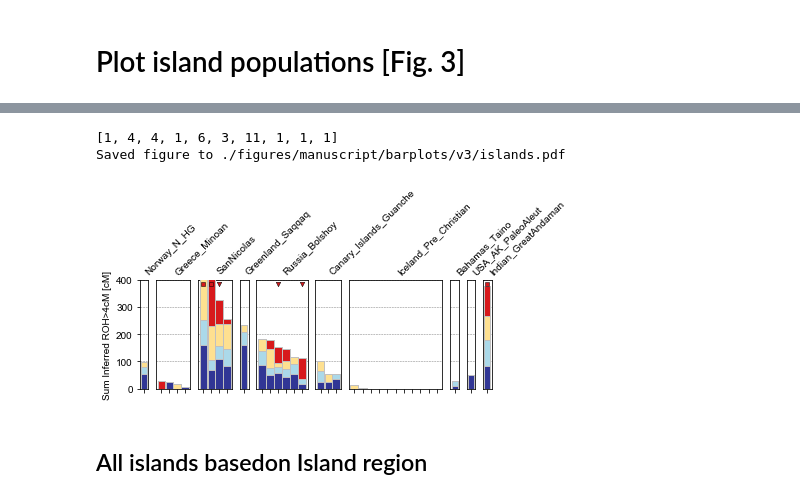
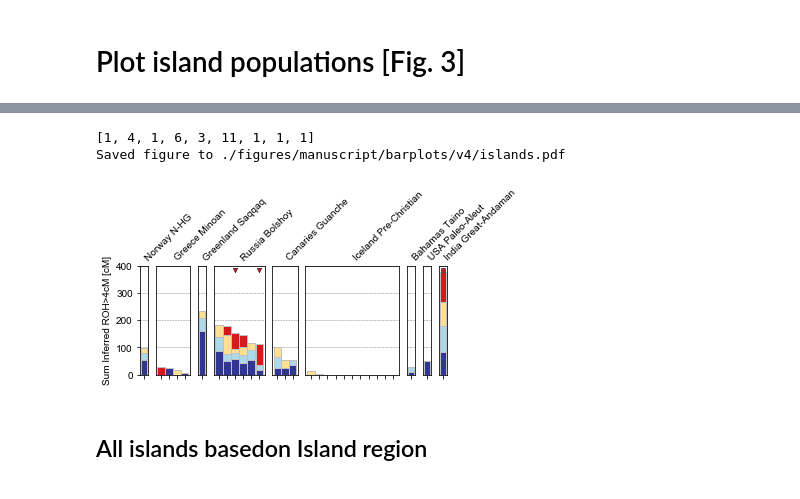
Before and after one commit to hringbauer/hapROH, a Jupyter notebook: Notebooks/Figures/plot_bar_ROH.ipynb, the cells around one changed output, grey strips where cells are left out. Cells and saved outputs as stored; diff of their text form; code cells hidden in the pictures.

```diff
--- a/Notebooks/Figures/plot_bar_ROH.ipynb
+++ b/Notebooks/Figures/plot_bar_ROH.ipynb
@@ -563,24 +563,28 @@ USA_AK_PaleoAleut.SG             1
 Name: clst, dtype: int64
 # %%
 df1 = pd.read_csv("./Empirical/roh_all_inds_final_v42.csv", sep='\t')
-clsts = ["Norway_N_HG", "Greece_Minoan", "SanNicolas", "Greenland_Saqqaq", "Russia_Bolshoy",
+clsts = ["Norway_N_HG", "Greece_Minoan", "Greenland_Saqqaq", "Russia_Bolshoy",
          "Canary_Islands_Guanche", "Iceland_Pre_Christian",
          "Bahamas_Taino", "USA_AK_PaleoAleut", "Indian_GreatAndaman"] # Paleo_ALeut
+
+labels = ["Norway N-HG", "Greece Minoan", "Greenland Saqqaq", "Russia Bolshoy",
+         "Canaries Guanche", "Iceland Pre-Christian",
+         "Bahamas Taino", "USA Paleo-Aleut", "India Great-Andaman"]
 
 df_plots, lgths = prep_dfs_plot_exact(df1, pops=clsts, mod_only=False, exact=False)
 x_labels = prep_xlabels(df_plots)
 print(lgths)
 
 plot_panel_row(df_plots, figsize=(np.sum(lgths)/5, 2), ylim=[0,400], fs_x=6, wspace=0.3,
-               titles=clsts, ha_title="left", r_title=45,
+               titles=labels, ha_title="left", r_title=45,
                title_col="pop", hlines=[100,200,300,400],
                x_labels=False, leg_pos=0, degrees=[], Ns=[],
                cutoffs=[50,100], ss=[20, 20], lw=0.5, sym_ofst=-15,
-               savepath="./figures/manuscript/barplots/v3/islands.pdf")
+               savepath="./figures/manuscript/barplots/v4/islands.pdf")
 # %% [output]
-[1, 4, 4, 1, 6, 3, 11, 1, 1, 1]
-Saved figure to ./figures/manuscript/barplots/v3/islands.pdf
+[1, 4, 1, 6, 3, 11, 1, 1, 1]
+Saved figure to ./figures/manuscript/barplots/v4/islands.pdf
-[figure, old version]
+[figure, new version]
 # %% [markdown]
 ## All islands basedon Island region
 # %%
```
Also changed, not shown: parts of 11 cells of this notebook, 1 other file.
